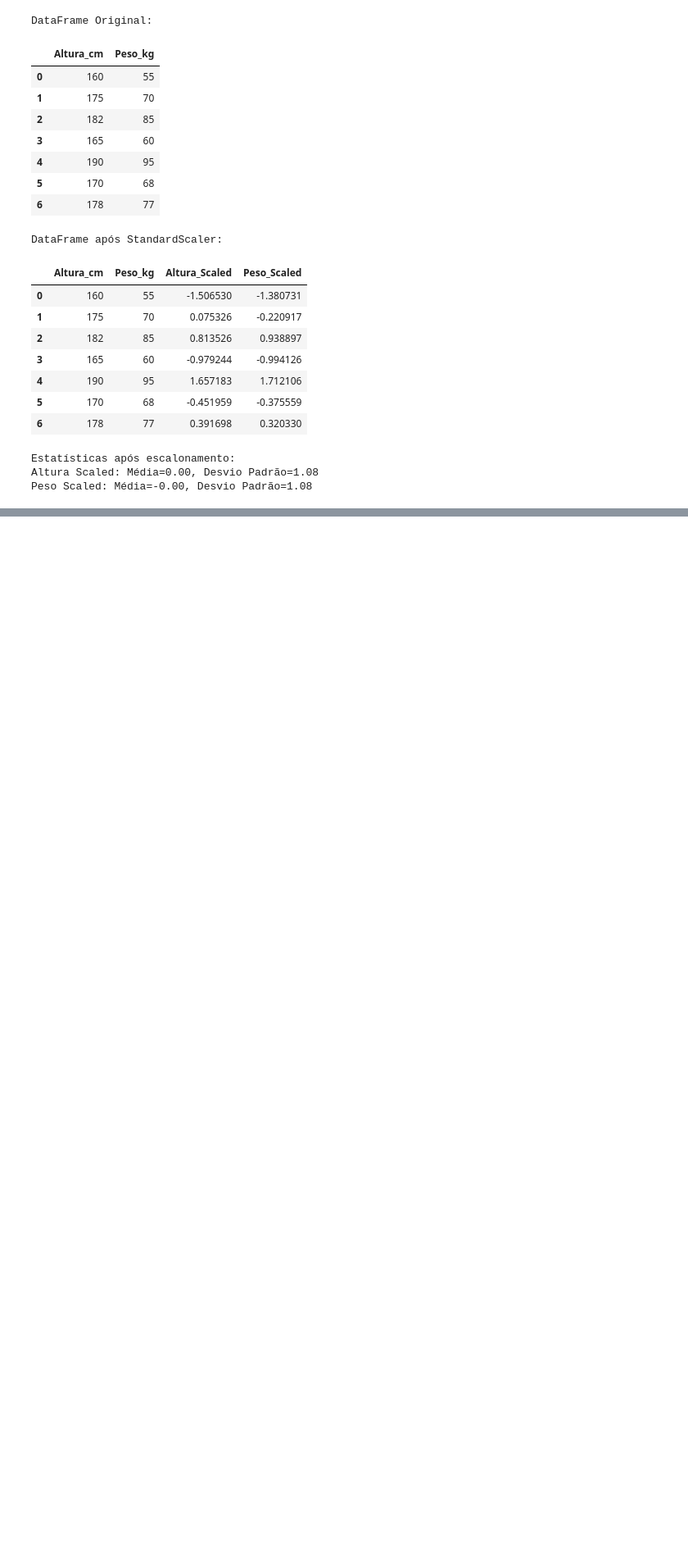
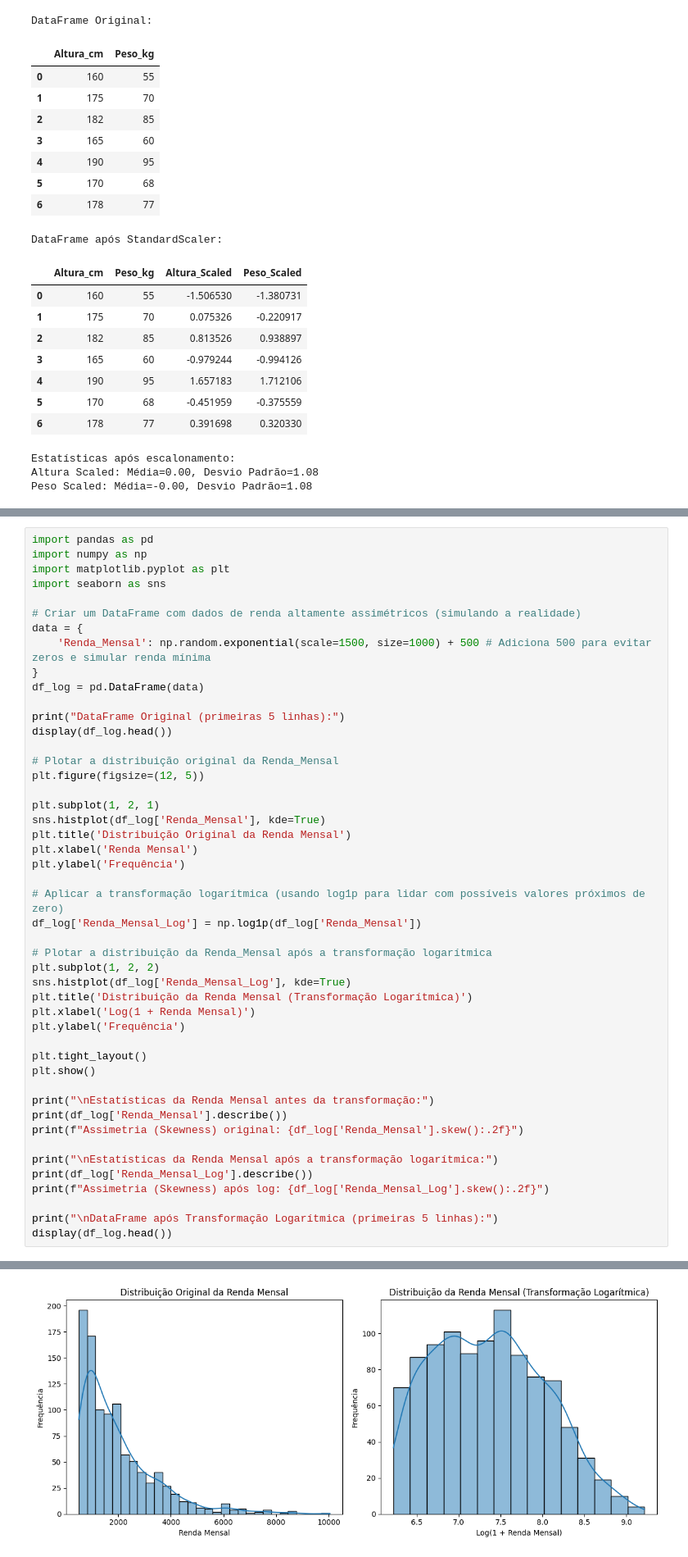
Before and after one commit to JaCaRego/JaCaRego, a Jupyter notebook: Modulo09_Python_Preparacao_de_dados.ipynb, the cells around one changed output, grey strips where cells are left out. Shown at 82% size. Saved outputs shown, nothing was run; the diff lists cells and outputs as text; blank space fills up the shorter version.

```diff
--- a/Modulo09_Python_Preparacao_de_dados.ipynb
+++ b/Modulo09_Python_Preparacao_de_dados.ipynb
@@ -378,0 +571,48 @@ Peso Scaled: Média=-0.00, Desvio Padrão=1.08
+# %%
+import pandas as pd
+import numpy as np
+import matplotlib.pyplot as plt
+import seaborn as sns
+
+# Criar um DataFrame com dados de renda altamente assimétricos (simulando a realidade)
+data = {
+    'Renda_Mensal': np.random.exponential(scale=1500, size=1000) + 500 # Adiciona 500 para evitar zeros e simular renda mínima
+}
+df_log = pd.DataFrame(data)
+
+print("DataFrame Original (primeiras 5 linhas):")
+display(df_log.head())
+
+# Plotar a distribuição original da Renda_Mensal
+plt.figure(figsize=(12, 5))
+
+plt.subplot(1, 2, 1)
+sns.histplot(df_log['Renda_Mensal'], kde=True)
+plt.title('Distribuição Original da Renda Mensal')
+plt.xlabel('Renda Mensal')
+plt.ylabel('Frequência')
+
+# Aplicar a transformação logarítmica (usando log1p para lidar com possíveis valores próximos de zero)
+df_log['Renda_Mensal_Log'] = np.log1p(df_log['Renda_Mensal'])
+
+# Plotar a distribuição da Renda_Mensal após a transformação logarítmica
+plt.subplot(1, 2, 2)
+sns.histplot(df_log['Renda_Mensal_Log'], kde=True)
+plt.title('Distribuição da Renda Mensal (Transformação Logarítmica)')
+plt.xlabel('Log(1 + Renda Mensal)')
+plt.ylabel('Frequência')
+
+plt.tight_layout()
+plt.show()
+
+print("\nEstatísticas da Renda Mensal antes da transformação:")
+print(df_log['Renda_Mensal'].describe())
+print(f"Assimetria (Skewness) original: {df_log['Renda_Mensal'].skew():.2f}")
+
+print("\nEstatísticas da Renda Mensal após a transformação logarítmica:")
+print(df_log['Renda_Mensal_Log'].describe())
+print(f"Assimetria (Skewness) após log: {df_log['Renda_Mensal_Log'].skew():.2f}")
+
+print("\nDataFrame após Transformação Logarítmica (primeiras 5 linhas):")
+display(df_log.head())
+# %% [output]
@@ -378,0 +626 @@ Peso Scaled: Média=-0.00, Desvio Padrão=1.08
+[figure, added]
```
Also changed, not shown: parts of 10 cells of this notebook.
